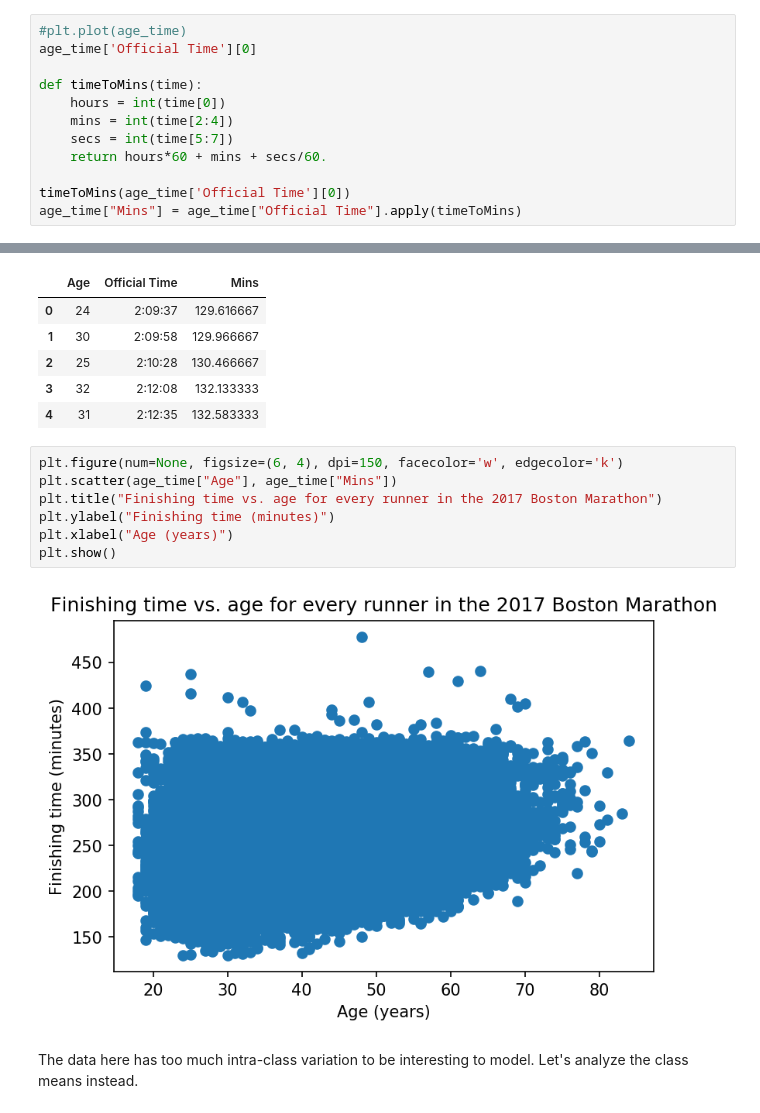
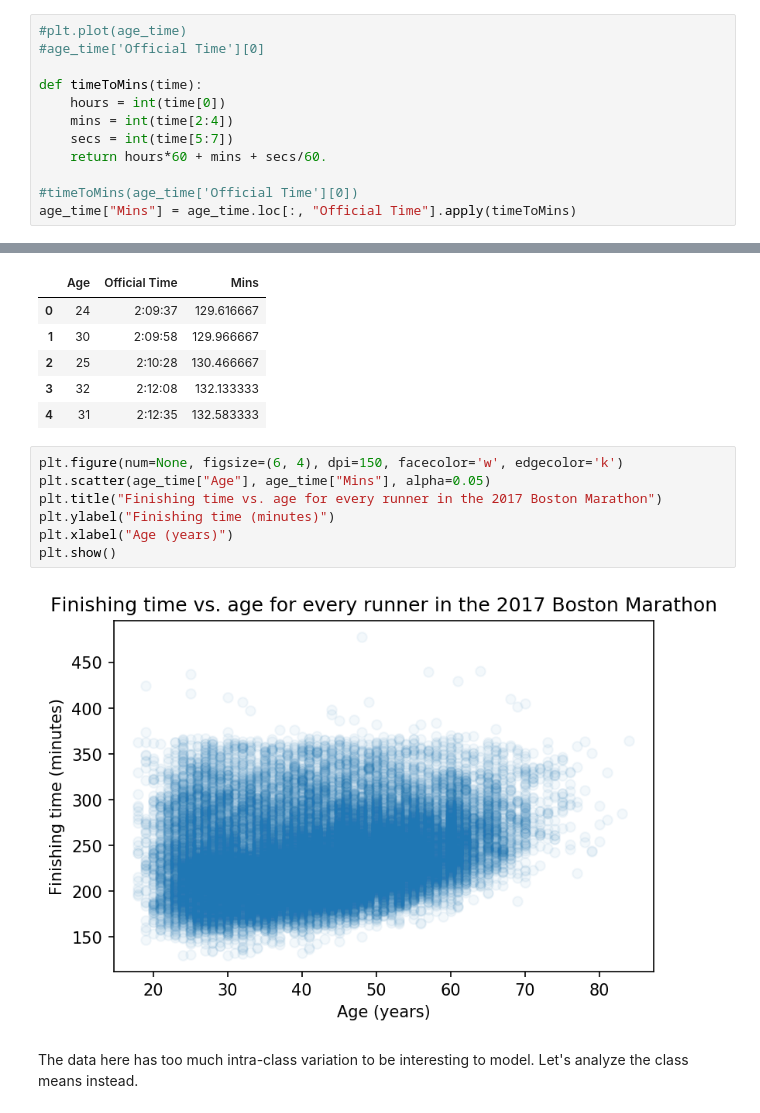
Before and after one commit to Epist/Validation_Lecture, a Jupyter notebook: Validation_Lecture.ipynb, the cells around one changed output, grey strips where cells are left out. Drawn from its saved outputs; the diff is of its cells as text.

Commit message:
Cleaned slightly and added alpha blending

```diff
--- a/Validation_Lecture.ipynb
+++ b/Validation_Lecture.ipynb
@@ -43,7 +32,7 @@ df_run
 age_time = df_run[["Age", 'Official Time']]
 # %%
 #plt.plot(age_time)
-age_time['Official Time'][0]
+#age_time['Official Time'][0]
 
 def timeToMins(time):
     hours = int(time[0])
@@ -51,8 +40,8 @@ def timeToMins(time):
     secs = int(time[5:7])
     return hours*60 + mins + secs/60.
 
-timeToMins(age_time['Official Time'][0])
-age_time["Mins"] = age_time["Official Time"].apply(timeToMins)
+#timeToMins(age_time['Official Time'][0])
+age_time["Mins"] = age_time.loc[:, "Official Time"].apply(timeToMins)
 # %% [output]
 A value is trying to be set on a copy of a slice from a DataFrame.
 Try using .loc[row_indexer,col_indexer] = value instead
@@ -70,13 +59,13 @@ age_time.head()
 | 4 | 31 | 2:12:35 | 132.583333 |
 # %%
 plt.figure(num=None, figsize=(6, 4), dpi=150, facecolor='w', edgecolor='k')
-plt.scatter(age_time["Age"], age_time["Mins"])
+plt.scatter(age_time["Age"], age_time["Mins"], alpha=0.05)
 plt.title("Finishing time vs. age for every runner in the 2017 Boston Marathon")
 plt.ylabel("Finishing time (minutes)")
 plt.xlabel("Age (years)")
 plt.show()
 # %% [output]
-[figure, old version]
+[figure, new version]
 # %% [markdown]
 The data here has too much intra-class variation to be interesting to model. Let's analyze the class means instead.
 # %%
```
Also changed, not shown: parts of 11 cells of this notebook.
